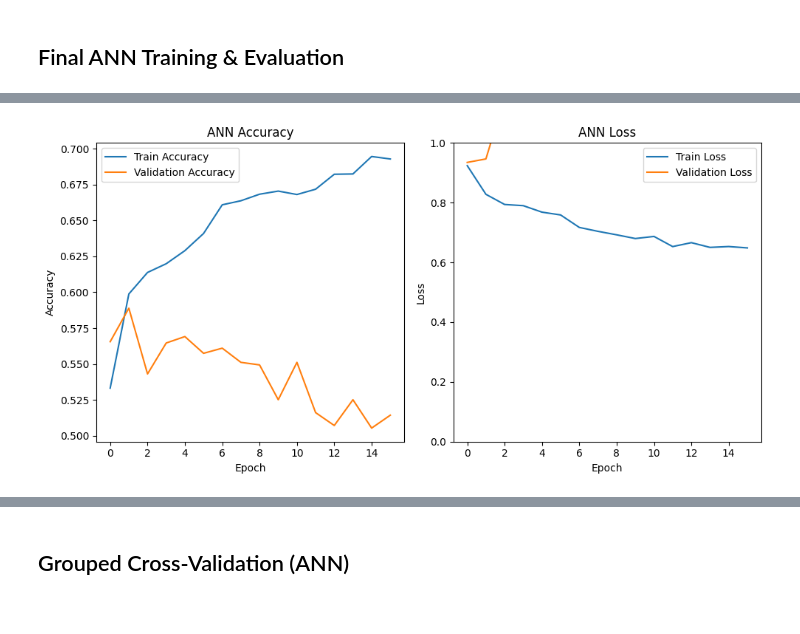
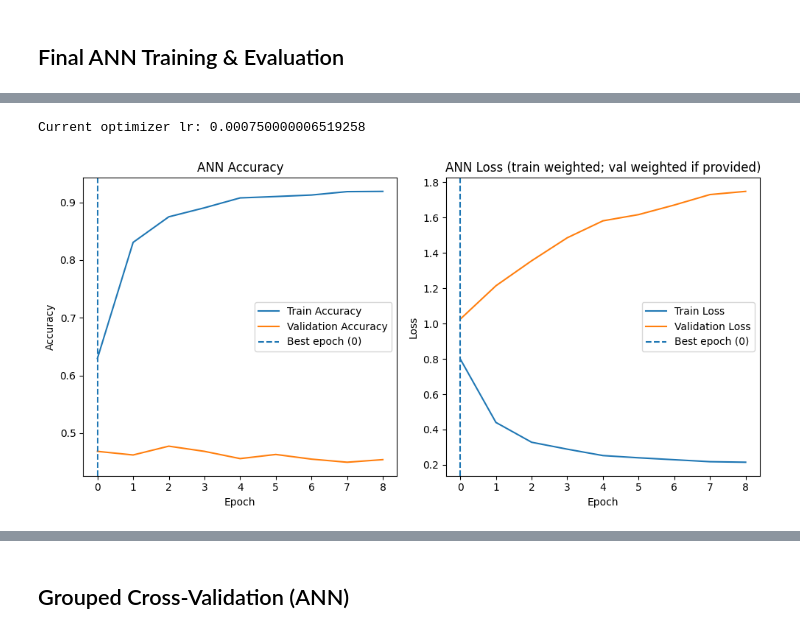
Before and after one commit to Oyaeesh/hev-spareparts-ml, a Jupyter notebook: src/HEV-SpareParts-Price-Classification.ipynb, the cells around one changed output, grey strips where cells are left out. Cells and saved outputs as stored; diff of their text form; code cells hidden in the pictures.

Commit message:
Move metadata to src/artifacts; update dataset/notebook; add model

```diff
--- a/src/HEV-SpareParts-Price-Classification.ipynb
+++ b/src/HEV-SpareParts-Price-Classification.ipynb
@@ -218,6 +231,7 @@ Dropping leakage-prone columns derived from target: ['on line price', 'repair_to
 # %% [markdown]
 ## Feature Taxonomy
 # %%
+# Categorical and numeric feature candidates from the new dataset
 cat_cols_raw = [
     'car type',
     'made in',
@@ -225,19 +239,22 @@ cat_cols_raw = [
     r'new\used',
     'selling location',
     'service location (repair shop/automotive company',
-    'part'
+    'part',
 ]
+
 num_cols_raw = [
     'number of cars in jordan',
     'car age',
     'failure rate',
     'price of the car',
     'repair or replacement cost',
+    'car total maintenance cost average',
     'critically',
-    'car total maintenance cost average',
-    'repair_to_car_price'
+    'online price',
+    # NOTE: 'price' is the target and is intentionally excluded
 ]
 
+# Sanitize against availability and blocklist; include 'part' as requested
 cat_cols_effective, num_all, BLOCKLIST_FEATURES = sanitize_feature_lists(
     df,
     cat_cols_raw=cat_cols_raw,
@@ -246,16 +263,18 @@ cat_cols_effective, num_all, BLOCKLIST_FEATURES = sanitize_feature_lists(
     drop_part=DROP_PART,
 )
 
+# Build full feature frame and group labels
 X_all = df[cat_cols_effective + num_all].copy()
 groups_all = df['part'].astype(str)
 
+# Candidates to receive log transform inside the ColumnTransformer
 skewed_candidates = [
     'number of cars in jordan',
     'failure rate',
     'repair or replacement cost',
     'critically',
     'price of the car',
-    'repair_to_car_price'
+    'online price',
 ]
 skewed_cols = [c for c in skewed_candidates if c in num_all]
 other_num_cols = [c for c in num_all if c not in skewed_cols]
@@ -526,26 +587,56 @@ history = model.fit(
+# %%
+# Learning Rate Check (post-training)
+import tensorflow as tf
+
+def current_lr(optimizer):
+    lr_t = optimizer.learning_rate  # NOT optimizer.lr
+    try:
+        return float(tf.keras.backend.get_value(lr_t))
+    except Exception:
+        # Fallback: if it's already a Python float
+        return float(lr_t) if isinstance(lr_t, (float, int)) else None
+
+lr_now = current_lr(model.optimizer)
+print("Current optimizer lr:", lr_now)
+# %% [output]
+Current optimizer lr: 0.000750000006519258
 # %%
+# Plot training and validation curves from the final training run
+h = None
+if 'history' in globals() and hasattr(history, 'history'):
+    h = history.history
+elif 'best_history' in globals() and best_history is not None and hasattr(best_history, 'history'):
+    h = best_history.history
+
+if h is None:
+    raise RuntimeError("No Keras History object found. Make sure the training cell ran successfully.")
+
+import numpy as np
+
+best_epoch = int(np.argmin(h['val_loss'])) if 'val_loss' in h and len(h['val_loss']) else None
+
 plt.figure(figsize=(10, 5))
+
 plt.subplot(1, 2, 1)
-plt.plot(history.history['accuracy'], label='Train Accuracy')
-plt.plot(history.history['val_accuracy'], label='Validation Accuracy')
+plt.plot(h.get('accuracy', []), label='Train Accuracy')
+plt.plot(h.get('val_accuracy', []), label='Validation Accuracy')
+if best_epoch is not None:
+    plt.axvline(best_epoch, linestyle='--', label=f'Best epoch ({best_epoch})')
 plt.title('ANN Accuracy')
-plt.xlabel('Epoch')
-plt.ylabel('Accuracy')
-plt.legend()
+plt.xlabel('Epoch'); plt.ylabel('Accuracy'); plt.legend()
 
 plt.subplot(1, 2, 2)
-plt.plot(history.history['loss'], label='Train Loss')
-plt.plot(history.history['val_loss'], label='Validation Loss')
-plt.title('ANN Loss')
-plt.xlabel('Epoch')
-plt.ylabel('Loss')
-plt.legend()
-plt.ylim(0, 1)
+plt.plot(h.get('loss', []), label='Train Loss')
+plt.plot(h.get('val_loss', []), label='Validation Loss')
+if best_epoch is not None:
+    plt.axvline(best_epoch, linestyle='--', label=f'Best epoch ({best_epoch})')
+plt.title('ANN Loss (train weighted; val weighted if provided)')
+plt.xlabel('Epoch'); plt.ylabel('Loss'); plt.legend()
 
 plt.tight_layout()
 plt.show()
 # %% [output]
-[figure, old version]
+[figure, new version]
 # %%
 y_pred_proba = model.predict(X_test_proc, verbose=0)
 y_pred = np.argmax(y_pred_proba, axis=1)
```
Also changed, not shown: parts of 16 cells of this notebook, 3 other files.
